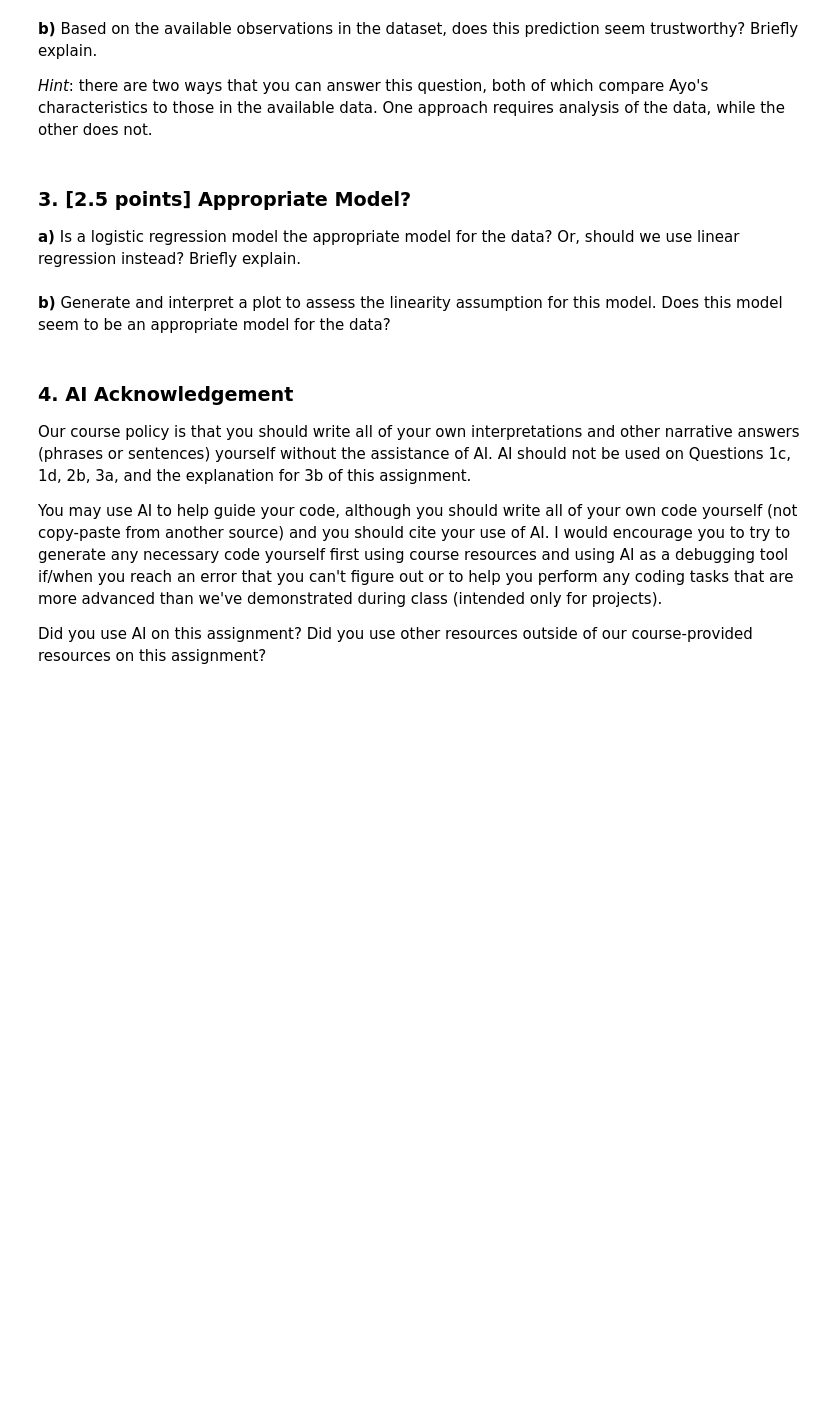
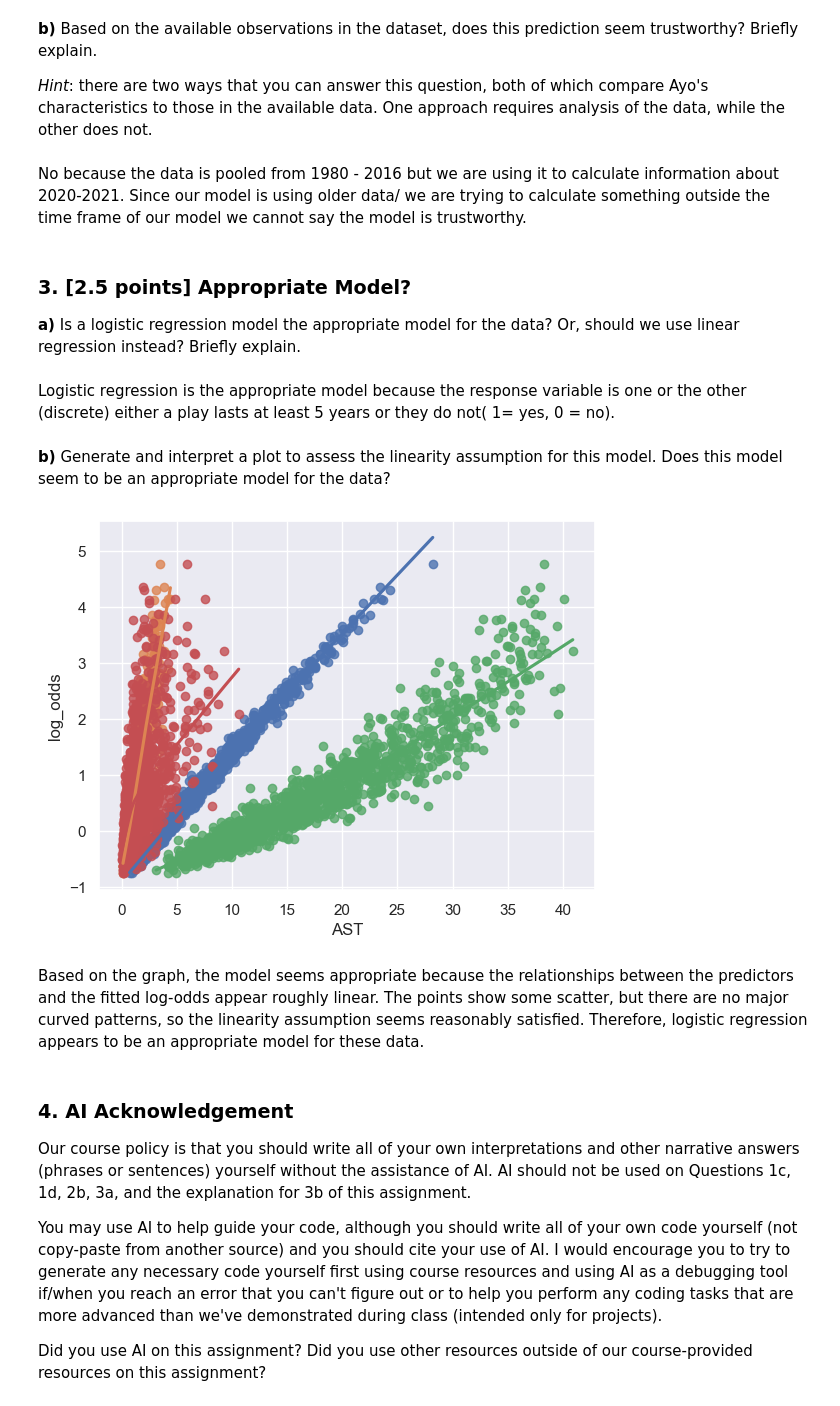
Before and after one commit to MatthewMandhyan/Stat207_clone, a Jupyter notebook: lab_11/lab_11.ipynb, the cells around one changed output. Cells and saved outputs as stored; diff of their text form; code cells hidden in the pictures; blank space fills up the shorter version.

```diff
--- a/lab_11/lab_11.ipynb
+++ b/lab_11/lab_11.ipynb
@@ -155,12 +155,31 @@ dtype: float64
 **b)** Based on the available observations in the dataset, does this prediction seem trustworthy?  Briefly explain.
 
 *Hint*: there are two ways that you can answer this question, both of which compare Ayo's characteristics to those in the available data.  One approach requires analysis of the data, while the other does not.
+# %% [markdown]
+No because the data is pooled from 1980 - 2016 but we are using it to calculate information about 2020-2021. Since our model is using older data/ we are trying to calculate something outside the time frame of our model we cannot say the model is trustworthy.
 # %% [markdown]
 ### 3. [2.5 points] Appropriate Model?
 
 **a)** Is a logistic regression model the appropriate model for the data?  Or, should we use linear regression instead?  Briefly explain.
+# %% [markdown]
+Logistic regression is the appropriate model because the response variable is one or the other (discrete) either a play lasts at least 5 years or they do not( 1= yes, 0 = no).
 # %% [markdown]
 **b)** Generate and interpret a plot to assess the linearity assumption for this model.  Does this model seem to be an appropriate model for the data?
+# %%
+df['pred_prob'] = log_model.predict(X)
+df['log_odds'] = log_model.predict(X, linear=True)
+predictors = ['PTS', 'TOV', 'MIN', 'AST']
+
+for var in predictors:
+    sns.regplot(
+        x=df[var],
+        y=df['log_odds'],
+        lowess=True,
+    )
+# %% [output]
+[figure, added]
+# %% [markdown]
+Based on the graph, the model seems appropriate because the relationships between the predictors and the fitted log-odds appear roughly linear. The points show some scatter, but there are no major curved patterns, so the linearity assumption seems reasonably satisfied. Therefore, logistic regression appears to be an appropriate model for these data.
 # %% [markdown]
 ### 4. AI Acknowledgement
 
```
Also changed, not shown: parts of 3 cells of this notebook.
